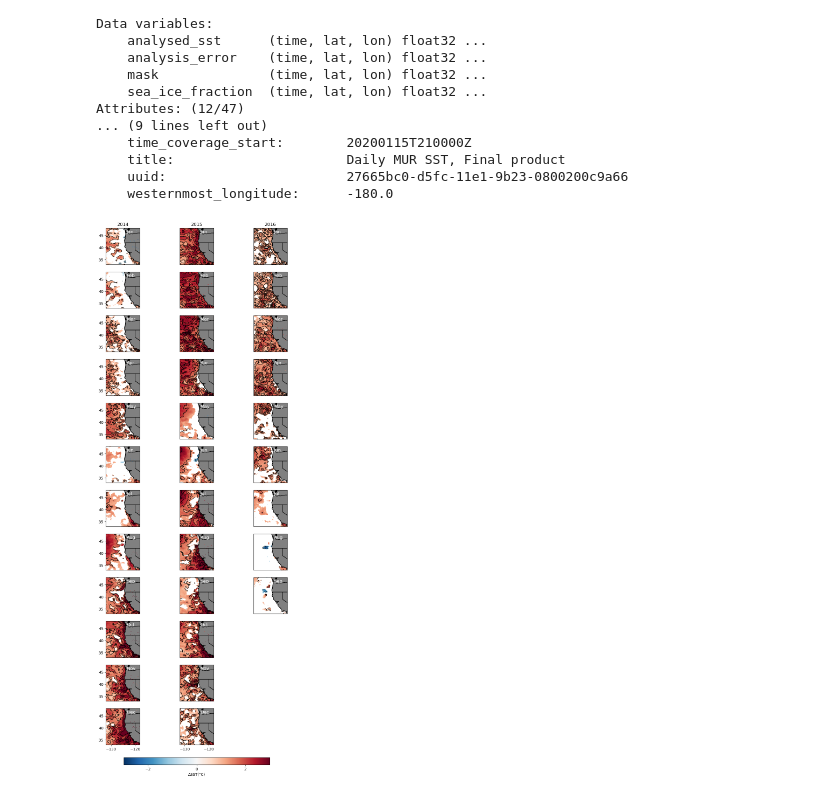
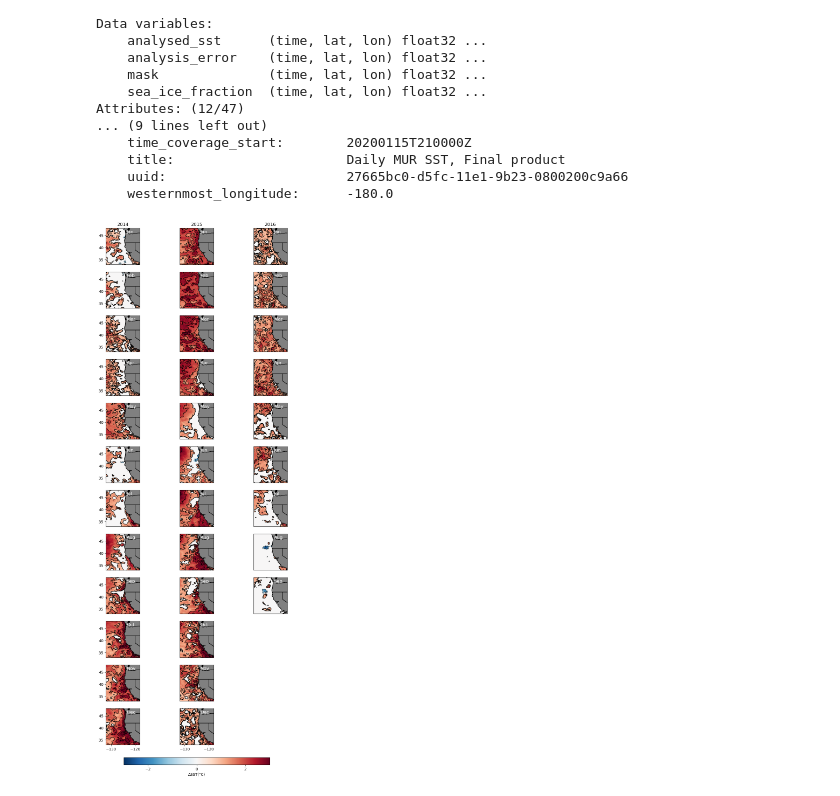
Before and after one commit to UCB-stat-159-s23/hw03-Group18, a Jupyter notebook: climate-Q04.ipynb, the cells around one changed output. Cells and saved outputs as stored; diff of their text form; code cells hidden in the pictures.

Commit message:
polish graph

```diff
--- a/climate-Q04.ipynb
+++ b/climate-Q04.ipynb
@@ -54,9 +54,9 @@ diff_2014 = ds_2014m - prev_mean
 diff_2015 = ds_2015m - prev_mean
 diff_2016 = ds_2016m - prev_mean
 
-anomaly_2014 = (diff_2014).where(abs(diff_2014/prev_sd) >= 1)
-anomaly_2015 = (diff_2015).where(abs(diff_2015/prev_sd) >= 1)
-anomaly_2016 = (diff_2016).where(abs(diff_2016/prev_sd) >= 1)
+anomaly_2014 = (diff_2014).where(abs(diff_2014/prev_sd) >= 1).fillna(0)
+anomaly_2015 = (diff_2015).where(abs(diff_2015/prev_sd) >= 1).fillna(0)
+anomaly_2016 = (diff_2016).where(abs(diff_2016/prev_sd) >= 1).fillna(0)
 
 
 month = ['Jan', 'Feb', 'Mar', 'Apr', 'May', 'Jun', 'Jul', 'Aug', 'Sep', 'Oct', 'Nov', 'Dec']
@@ -71,37 +71,37 @@ for i in range(3):
         if i == 0:
             data = anomaly_2014
         elif i == 1:
             data = anomaly_2015
         else:
             data = anomaly_2016
-        cmap = data.sel(month = j+1).plot(ax = axs[j, i], transform = crs, add_colorbar = False, vmin = -3, vmax = 3, cmap = "RdBu_r")
-        data.sel(month = j+1).plot.contour(ax = axs[j, i], colors = 'black', linewidths = 1, cmin = -3, cmax = 3)
-        axs[j, i].coastlines("10m", color = "k")
-        axs[j, i].add_feature(cfeature.LAND, color = "grey")
-        axs[j, i].add_feature(cfeature.STATES.with_scale("10m"))
+        cmap = data.sel(month = j+1).plot(ax = axs[j, i], transform = crs, add_colorbar = False, vmin = -3, vmax = 3, cmap = "RdBu_r", zorder = 1)
+        data.sel(month = j+1).plot.contour(ax = axs[j, i], colors = 'black', linewidths = 1, cmin = -3, cmax = 3, zorder=2)
+        axs[j, i].coastlines("10m", color = "k", zorder = 3)
+        axs[j, i].add_feature(cfeature.LAND, color = "grey", zorder=4)
+        axs[j, i].add_feature(cfeature.STATES.with_scale("10m"), zorder=5)
         axs[j, i].set_title("")
-        axs[j, i].text(-123.5, 46, month[j], fontsize = 12, color = 'white')
+        axs[j, i].text(-123.5, 46, month[j], fontsize = 12, color = 'white', zorder=6)
 
         if i == 0:
             axs[j, i].set_yticks(range(35, 46, 5))
             axs[j, i].set_ylabel("")
         if j == 0:
             axs[j, i].set_title(year[i])
         if j == 11:
             axs[j, i].set_xticks(range(-130, -119, 10))
             axs[j, i].set_xlabel("")
 
 # add colorbar
 colorbar = plt.colorbar(cmap, ax = axs, location = 'bottom', shrink = 0.7, pad = 0.02)
 colorbar.set_label('ΔSST(°C)')
 colorbar.set_ticks(range(-2,3,2))
 
 # delete last three plots
 fig.delaxes(axs[9, 2])
 fig.delaxes(axs[10, 2])
 fig.delaxes(axs[11, 2])
 
 # save plot
 plt.savefig('outputs/hw3_Q04.png')
 # %% [output]
-[figure, old version]
+[figure, new version]
```
Also changed, not shown: 1 other file.
